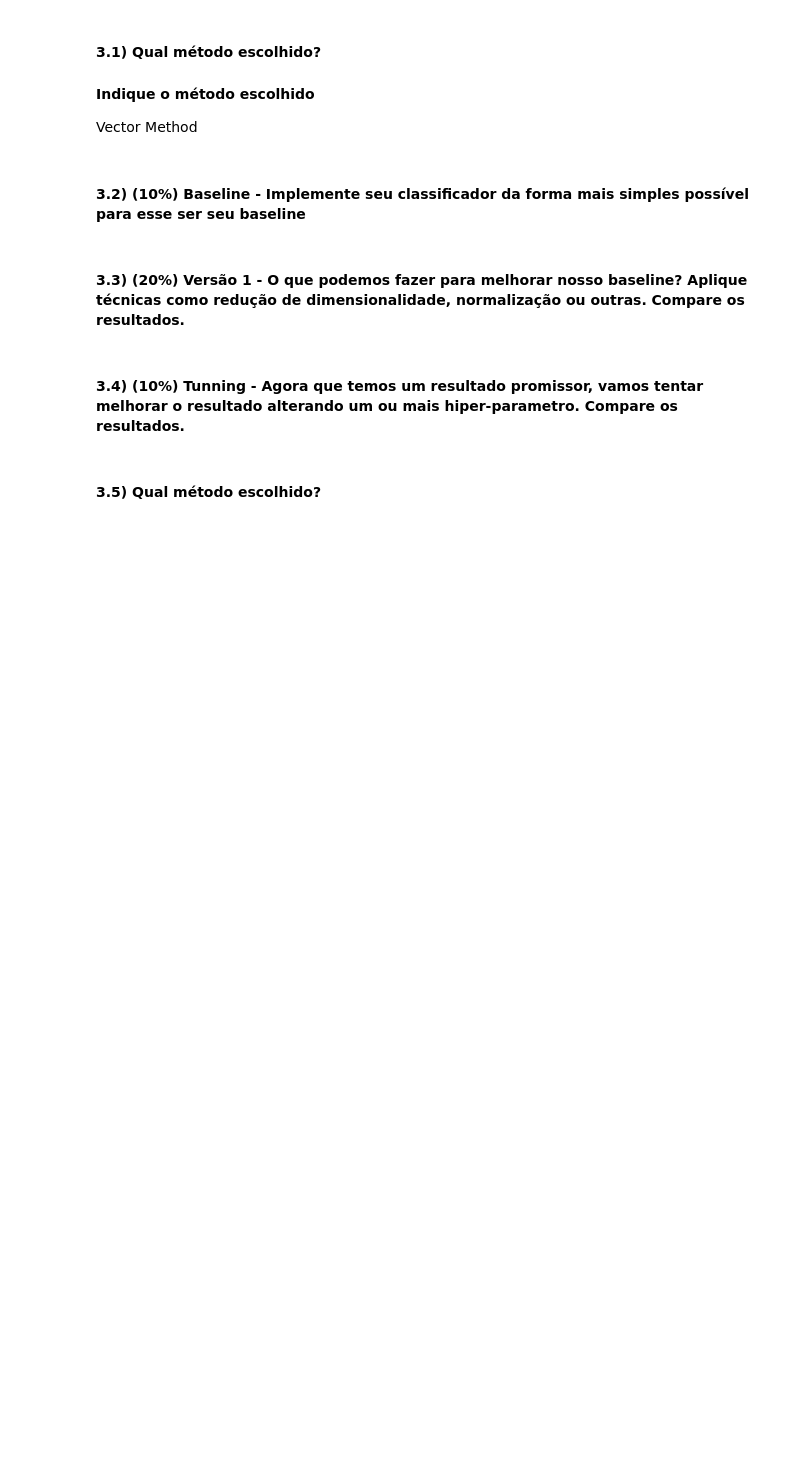
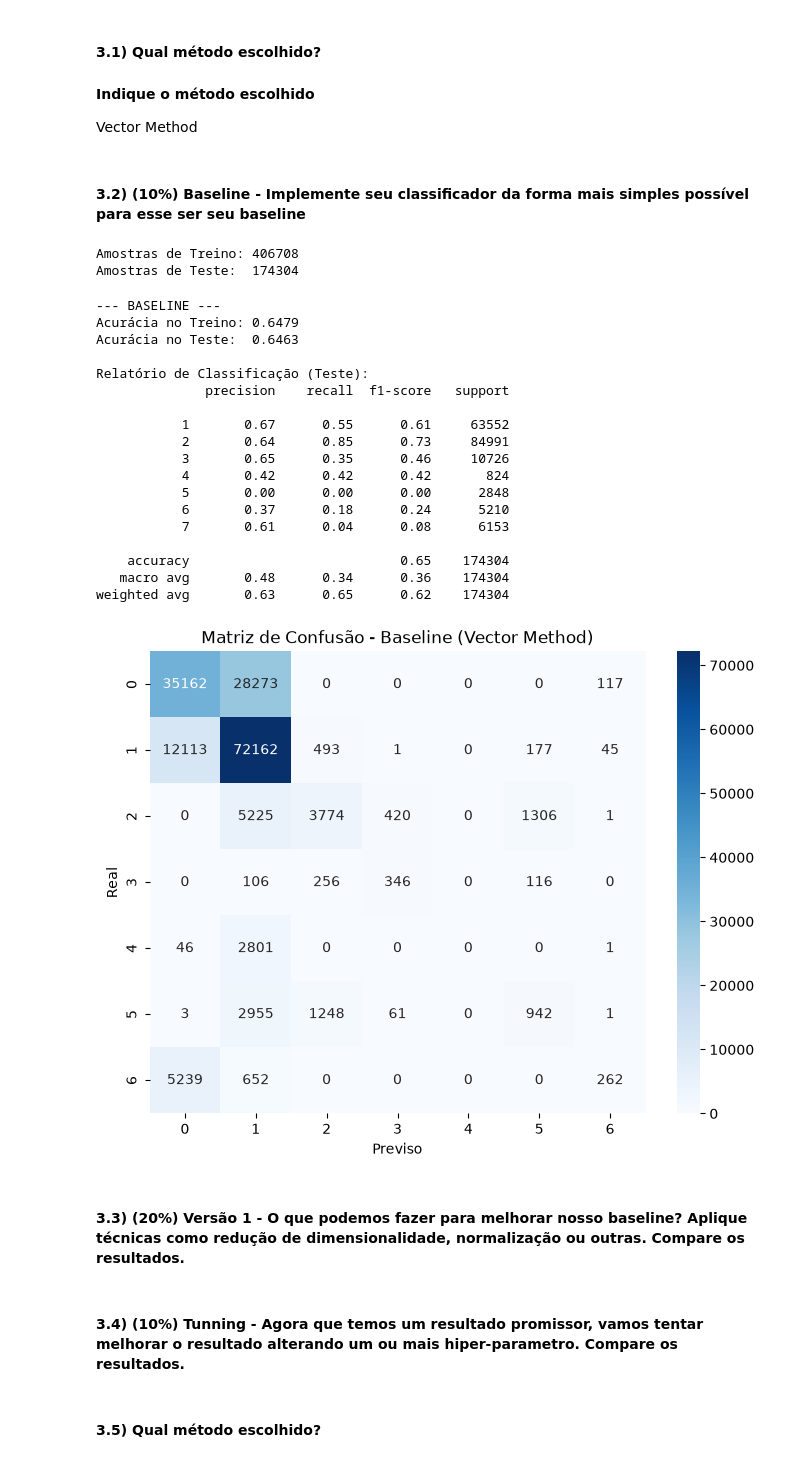
Before and after one commit to 17242226-sketch/classificador_projeto, a Jupyter notebook: Template.ipynb, the cells around one changed output. Cells and saved outputs as stored; diff of their text form; code cells hidden in the pictures; blank space fills up the shorter version.

Commit message:
atualização arquivo Classificador

```diff
--- a/Template.ipynb
+++ b/Template.ipynb
@@ -22,6 +156,76 @@ print("Ambiente funcionando!")
 Vector Method
 # %% [markdown]
 #### 3.2) **(10%)** Baseline - Implemente seu classificador da forma mais simples possível para esse ser seu baseline
+# %%
+from sklearn.datasets import fetch_covtype
+from sklearn.model_selection import train_test_split
+
+# 1. Carrega a base de dados Covertype
+covertype = fetch_covtype(as_frame=True)
+X = covertype.data
+y = covertype.target
+
+# 2. Divide os dados em 70% Treino e 30% Teste
+X_train, X_test, y_train, y_test = train_test_split(
+    X, y, test_size=0.3, random_state=42, stratify=y
+)
+
+print(f"Amostras de Treino: {X_train.shape[0]}")
+print(f"Amostras de Teste:  {X_test.shape[0]}")
+# %% [output]
+Amostras de Treino: 406708
+Amostras de Teste:  174304
+# %%
+from sklearn.linear_model import SGDClassifier
+from sklearn.metrics import classification_report, accuracy_score, confusion_matrix
+import matplotlib.pyplot as plt
+import seaborn as sns
+
+# 3.2 Baseline - Classificador baseado em Vetores simples
+baseline_model = SGDClassifier(loss='hinge', random_state=42, max_iter=1000)
+baseline_model.fit(X_train, y_train)
+
+# Previsões
+y_pred_train_base = baseline_model.predict(X_train)
+y_pred_test_base = baseline_model.predict(X_test)
+
+# Métricas
+acc_train_base = accuracy_score(y_train, y_pred_train_base)
+acc_test_base = accuracy_score(y_test, y_pred_test_base)
+
+print(f"--- BASELINE ---")
+print(f"Acurácia no Treino: {acc_train_base:.4f}")
+print(f"Acurácia no Teste:  {acc_test_base:.4f}")
+print("\nRelatório de Classificação (Teste):")
+print(classification_report(y_test, y_pred_test_base, zero_division=0))
+
+# Gráfico da Matriz de Confusão
+plt.figure(figsize=(8, 6))
+sns.heatmap(confusion_matrix(y_test, y_pred_test_base), annot=True, fmt='d', cmap='Blues')
+plt.title("Matriz de Confusão - Baseline (Vector Method)")
+plt.xlabel("Previso")
+plt.ylabel("Real")
+plt.show()
+# %% [output]
+--- BASELINE ---
+Acurácia no Treino: 0.6479
+Acurácia no Teste:  0.6463
+
+Relatório de Classificação (Teste):
+              precision    recall  f1-score   support
+
+           1       0.67      0.55      0.61     63552
+           2       0.64      0.85      0.73     84991
+           3       0.65      0.35      0.46     10726
+           4       0.42      0.42      0.42       824
+           5       0.00      0.00      0.00      2848
+           6       0.37      0.18      0.24      5210
+           7       0.61      0.04      0.08      6153
+
+    accuracy                           0.65    174304
+   macro avg       0.48      0.34      0.36    174304
+weighted avg       0.63      0.65      0.62    174304
+[figure, added]
 # %% [markdown]
 #### 3.3) **(20%)** Versão 1 - O que podemos fazer para melhorar nosso baseline? Aplique técnicas como redução de dimensionalidade, normalização ou outras. Compare os resultados.
 # %% [markdown]
```
Also changed, not shown: parts of 9 cells of this notebook.
